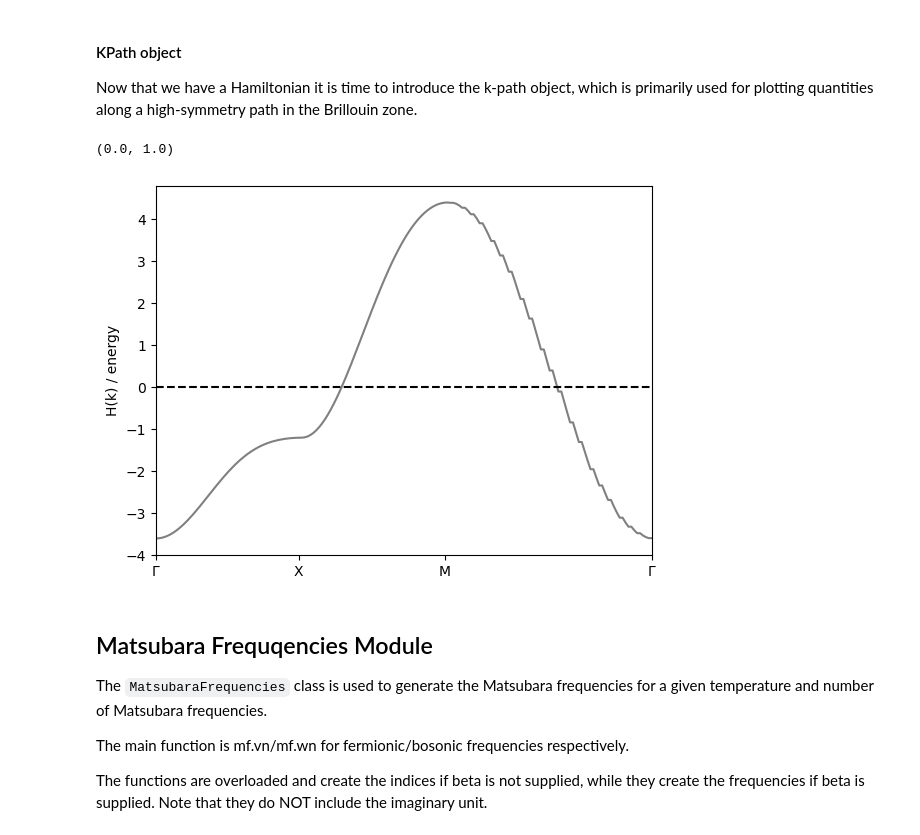
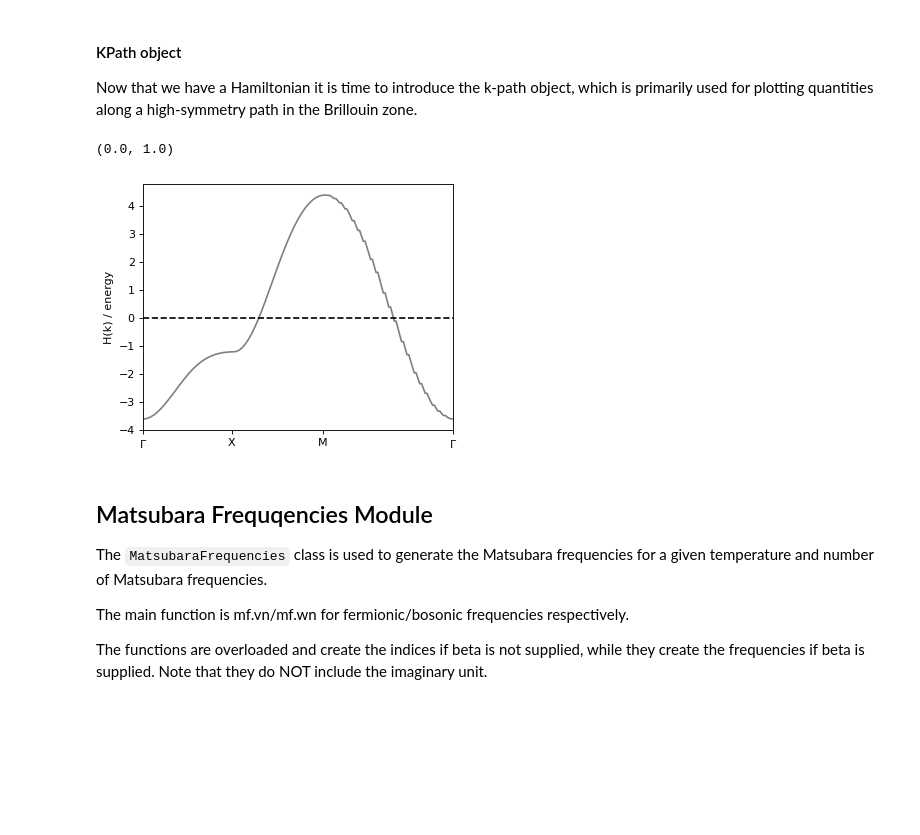
Before and after one commit to PaulWorm/DGApy, a Jupyter notebook: tutorial/00Intoduction.ipynb, the cells around one changed output. Drawn from its saved outputs; the diff is of its cells as text; code cells hidden in the pictures; blank space fills up the shorter version.

```diff
--- a/tutorial/00Intoduction.ipynb
+++ b/tutorial/00Intoduction.ipynb
@@ -71,18 +71,18 @@ Now that we have a Hamiltonian it is time to introduce the k-path object, which
 # %%
 k_path_string = 'Gamma-X-M-Gamma'
 k_path = bz.KPath(nk,k_path_string)
 
 ek_kpath = k_path.map_to_kpath(ek)
 
-plt.figure()
+plt.figure(figsize=(5,4), dpi=80)
 plt.plot(k_path.k_axis,ek_kpath.real,'-',color='grey')
 plt.hlines(0,k_path.k_axis[0],k_path.k_axis[-1],linestyles='dashed',color='k')
 plt.ylabel('H(k) / energy')
 plt.xticks(k_path.x_ticks,k_path.labels)
 plt.xlim(0,1)
 # %% [output]
 (0.0, 1.0)
-[figure, old version]
+[figure, new version]
 # %% [markdown]
 ## Matsubara Frequqencies Module
 
```
Also changed, not shown: parts of 6 cells of this notebook, 5 other files.
